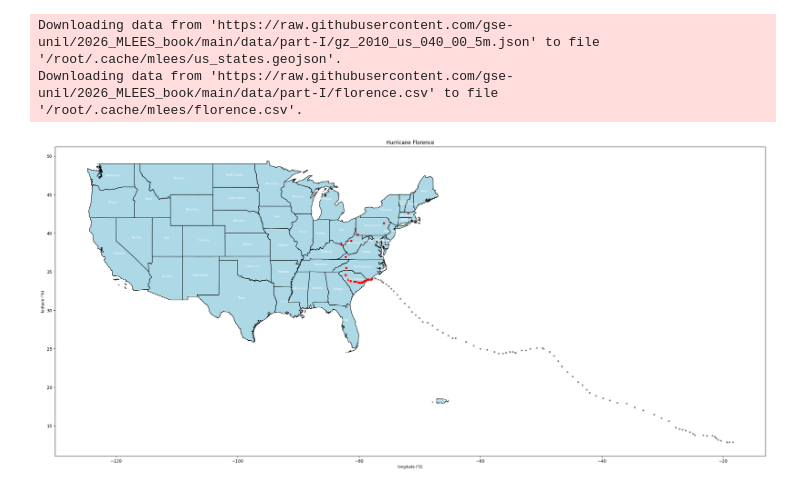
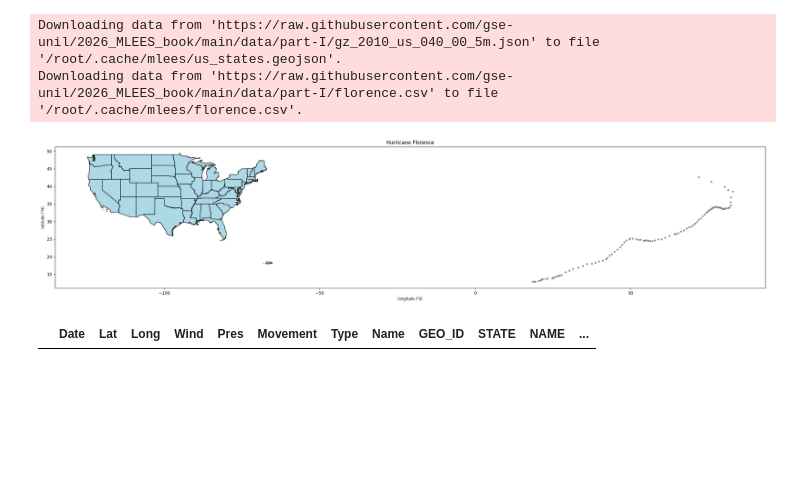
Before and after one commit to LucaSchaerz/2025_Intro_Python, a Jupyter notebook: FEEDBACK_SCHARZ.ipynb, the cells around one changed output. Drawn from its saved outputs; the diff is of its cells as text; code cells hidden in the pictures; blank space fills up the shorter version.

```diff
--- a/FEEDBACK_SCHARZ.ipynb
+++ b/FEEDBACK_SCHARZ.ipynb
@@ -28,46 +28,40 @@ Downloading data from 'https://raw.githubusercontent.com/gse-unil/2026_MLEES_boo
 #Import library
 import geopandas as gpd
 import pandas as pd
 import matplotlib.pyplot as plt
 
-# Read the data with the geopandas function
+# Read the datas with the geopandas and pandas function
 country = gpd.read_file(states_path)
+florence = pd.read_csv(track_path)
+
+#prepare the data
+florence = florence.drop(["AdvisoryNumber", "Forecaster", "Received"], axis=1)
+#florence["Long"] = 0 - florence["Long"]
 
 # Plot the US states (Alaska and Hawaii excluded)
 flagged = country[~country["NAME"].isin(["Alaska", "Hawaii"])]
-
-florence = pd.read_csv(track_path)
-florence = florence.drop(["AdvisoryNumber", "Forecaster", "Received"], axis=1)
-florence["Long"] = 0 - florence["Long"]
-florence.head(3)
 
 # Create a geodataframe from the hurricane florence dataframe
 gdf_florence = gpd.GeoDataFrame(
     florence,
     geometry=gpd.points_from_xy(florence["Long"], florence["Lat"]),
-    crs="EPSG:4326"
-)
-
+    crs="EPSG:4326")
 
 # PLOT COMPLET
 florence_inside = gpd.overlay(gdf_florence, flagged, how="intersection")
 
 fig, ax = plt.subplots(figsize=(30, 20))
-
 flagged.plot(ax=ax, color="lightblue", edgecolor="black")
-
-for idx, row in flagged.iterrows():
-    x = row.geometry.centroid.x
-    y = row.geometry.centroid.y
-    ax.annotate(text=row["NAME"], xy=(x, y), ha="center", fontsize=6, color="white")
 
 # 5. Trajectoire complète (gris) puis partie à l'intérieur des États-Unis (rouge)
 gdf_florence.plot(ax=ax, color="grey", markersize=10)
 florence_inside.plot(ax=ax, color="red", markersize=20)
 
 ax.set_xlabel("longitude (°E)")
 ax.set_ylabel("latitude (°N)")
 ax.set_title("Hurricane Florence")
 plt.show()
+florence_inside.head(30)
 # %% [output]
-[figure, old version]
+[figure, new version]
+|  | Date | Lat | Long | Wind | Pres | Movement | Type | Name | GEO_ID | STATE | NAME | ... |
```
